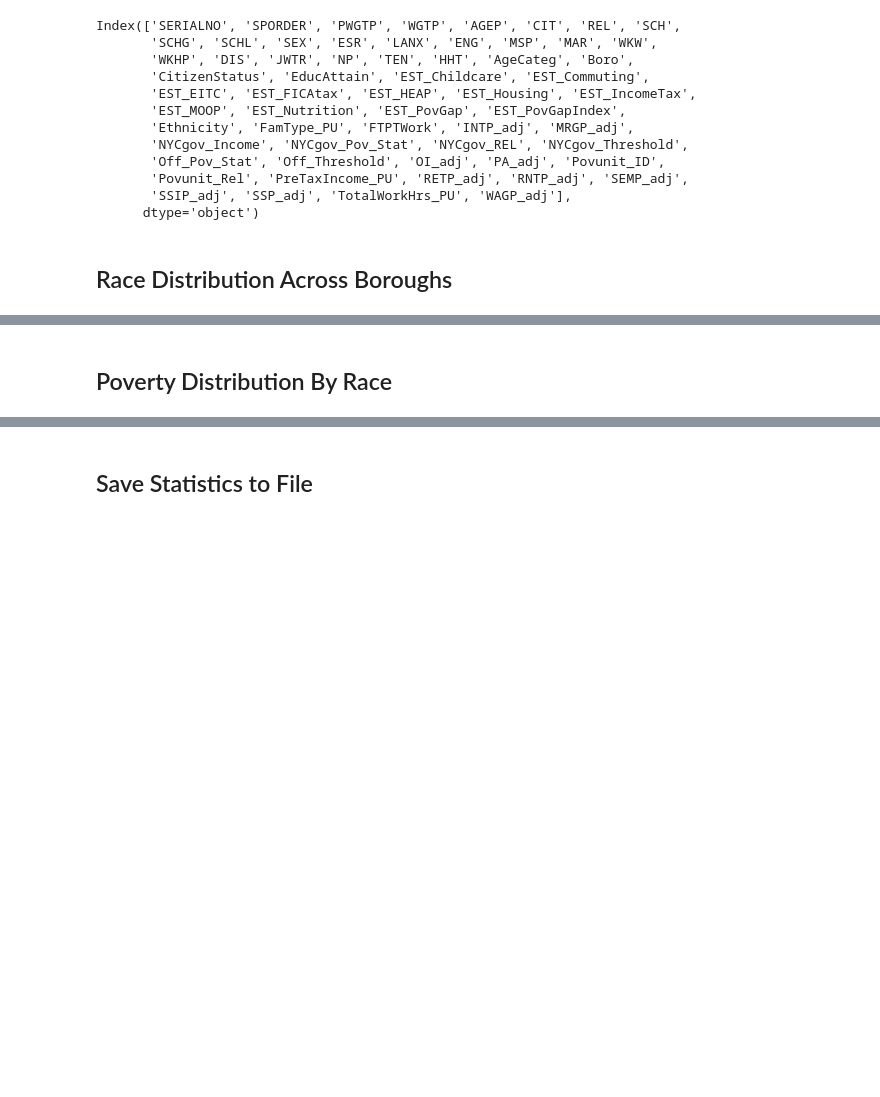
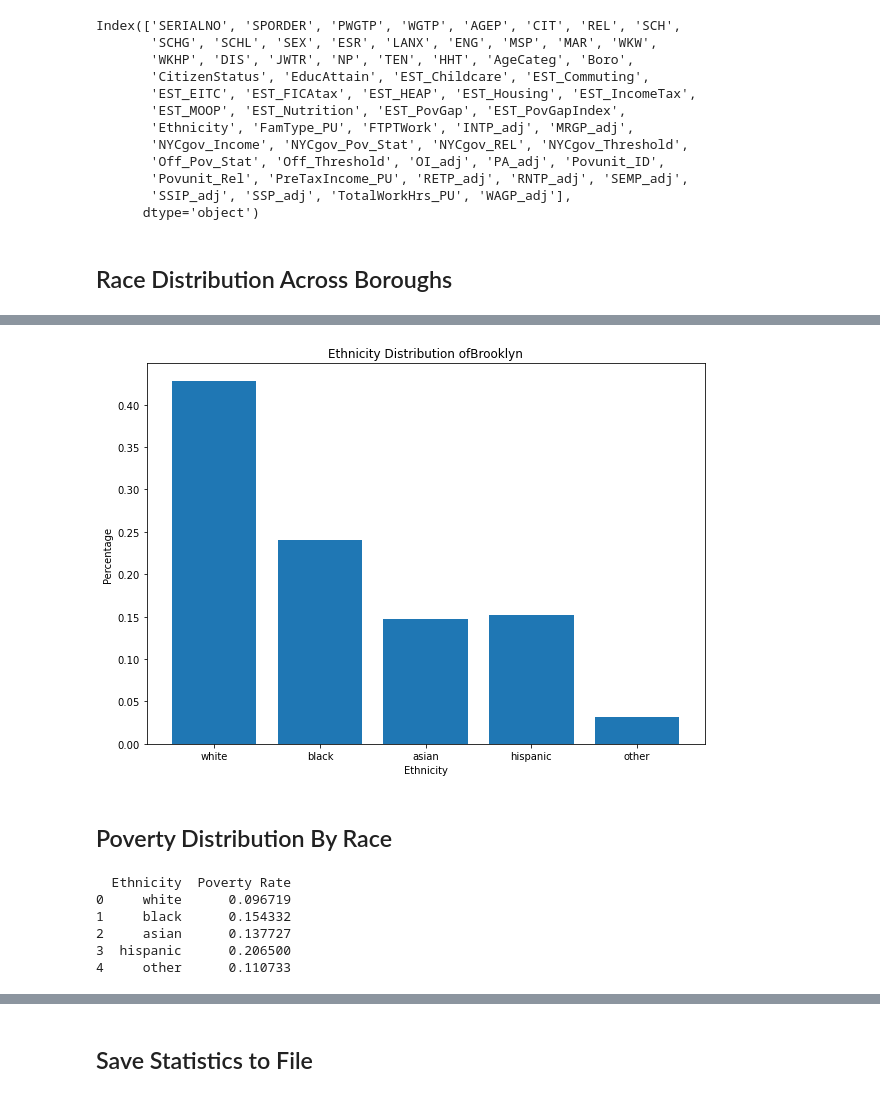
Before and after one commit to Chris0016/ArcGIS-NYC-Mapping, a Jupyter notebook: poverty_race_analysis.ipynb, the cells around one changed output, grey strips where cells are left out. Cells and saved outputs as stored; diff of their text form; code cells hidden in the pictures; blank space fills up the shorter version.

```diff
--- a/poverty_race_analysis.ipynb
+++ b/poverty_race_analysis.ipynb
@@ -294,2 +246,63 @@ None
+# %%
+def show_dist(x_var, y_var, x_title, y_title, title):
+    # Figure Size
+    fig = plt.figure(figsize =(10, 7))
+
+    # Horizontal Bar Plot
+    plt.bar(x_var, y_var)
+
+    plt.xlabel(x_title)
+    plt.ylabel(y_title)
+    plt.title(title)
+
+    # Show Plot
+    plt.show()
+
+def show_ethnicity_distribution(boro):
+    boro_select = race_comp_df[race_comp_df['Boro'] == boro.code]
+
+    x_var = boro_select['Ethnicity']
+    y_var = boro_select["Percentage"]
+
+    show_dist(x_var, y_var, 'Ethnicity', 'Percentage', 'Ethnicity Distribution of' + boro.name)
+
+show_ethnicity_distribution(boroughs[1])
+
+
+# def show_pov_race_dist(boro):
+#     show_dist(boro, 'Ethnicity', 'Poverty Percentage', 'Ethnicity', 'Poverty Percentage', 'Poverty Rate distribution per Ethnicity' )
+# %% [output]
+[figure, added]
 # %% [markdown]
 ## Poverty Distribution By Race
+# %%
+# Taking into account all the boroughs what does the
+
+poverty_composition = {
+    'Ethnicity' : [],
+    'Poverty Rate' : []
+}
+
+
+pov_comp_df = pd.DataFrame(poverty_composition)
+
+def calc_pov_rate_per_ethnicity(race_code):
+    pov_population_for_ethnicity = len(df[(df['Ethnicity'] == race_code) & (df['Off_Pov_Stat'] == 1)])
+    ethnicity_population = len(df[df['Ethnicity'] == race_code])
+
+    return (pov_population_for_ethnicity/ethnicity_population)
+
+
+for i in range(len(races)):
+    curr_race = races[i]
+    pov_comp_df = pov_comp_df.append({'Ethnicity': curr_race['Name'], 'Poverty Rate' : calc_pov_rate_per_ethnicity(curr_race['Code'])}, ignore_index = True)
+
+
+print(pov_comp_df)
+# %% [output]
+  Ethnicity  Poverty Rate
+0     white      0.096719
+1     black      0.154332
+2     asian      0.137727
+3  hispanic      0.206500
+4     other      0.110733
```
Also changed, not shown: parts of 8 cells of this notebook, 1 other file.
